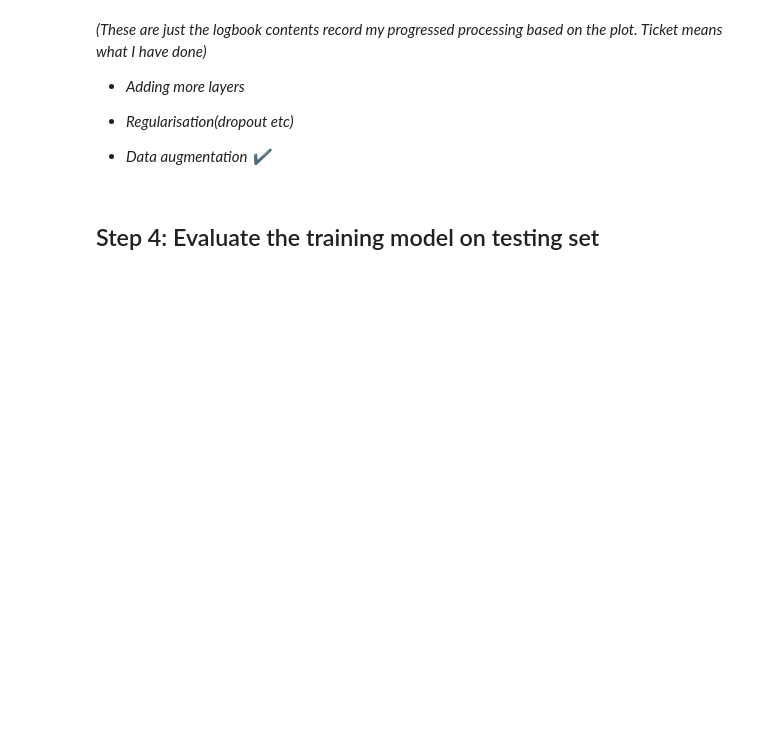
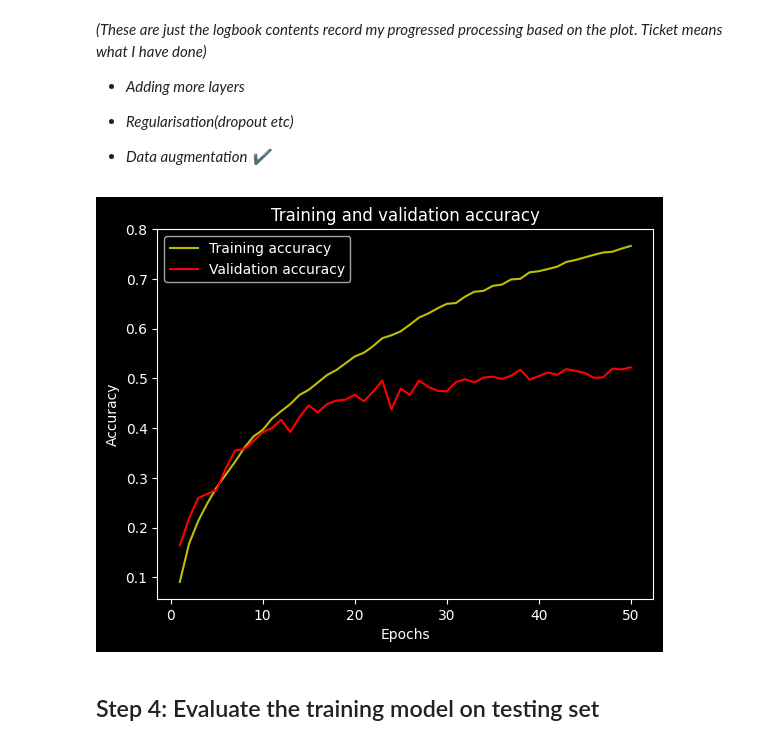
Before and after one commit to MLDL-Rogerzhao/CIFAR-100-classification, a Jupyter notebook: CIFAR_100_Classification.ipynb, the cells around one changed output. Cells and saved outputs as stored; diff of their text form; code cells hidden in the pictures; blank space fills up the shorter version.

```diff
--- a/CIFAR_100_Classification.ipynb
+++ b/CIFAR_100_Classification.ipynb
@@ -322,16 +626,18 @@ plt.show()
 - *Data augmentation ✔*
 # %%
 
-acc = history2.history['accuracy']
-val_acc = history2.history['val_accuracy']
+acc = history3.history['accuracy']
+val_acc = history3.history['val_accuracy']
 
 plt.plot(epochs, acc, 'y', label='Training accuracy')
 plt.plot(epochs, val_acc, 'r', label='Validation accuracy')
 plt.title('Training and validation accuracy')
 plt.xlabel('Epochs')
 plt.ylabel('Accuracy')
 plt.legend()
 plt.show()
+# %% [output]
+[figure, added]
 # %% [markdown]
 ## Step 4: Evaluate the training model on testing set
 # %%
```
Also changed, not shown: parts of 35 cells of this notebook.
